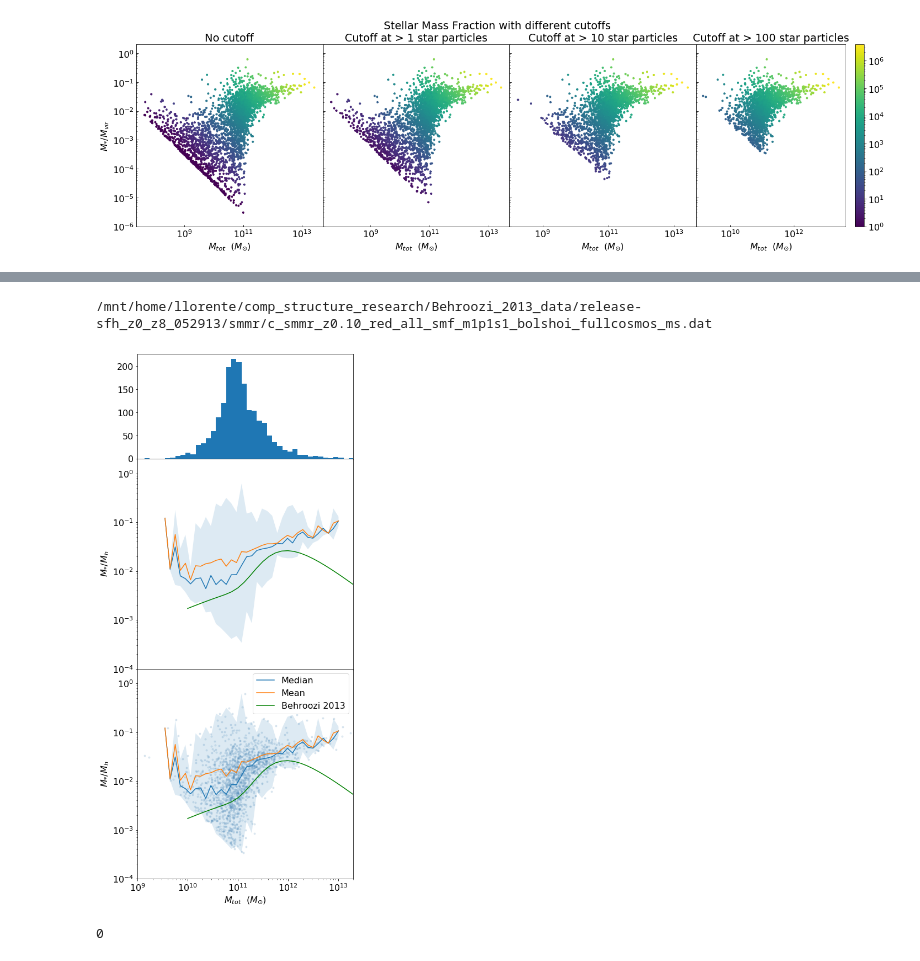
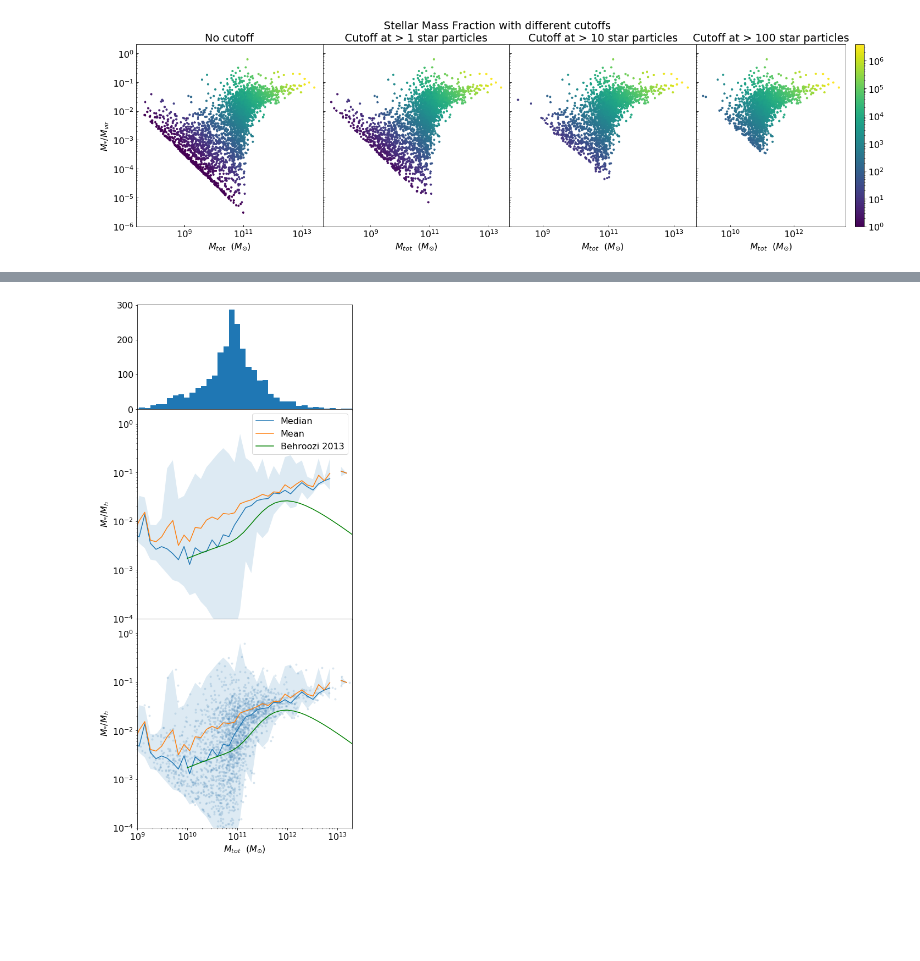
Before and after one commit to cjllorente827/comp_structure_research, a Jupyter notebook: stellar_mass_fraction/bigbox_25Mpc/RD0265.ipynb, the cells around one changed output, grey strips where cells are left out. Saved outputs shown, nothing was run; the diff lists cells and outputs as text; code cells hidden in the pictures; blank space fills up the shorter version.

Commit message:
Added more analysis with images

```diff
--- a/stellar_mass_fraction/bigbox_25Mpc/RD0265.ipynb
+++ b/stellar_mass_fraction/bigbox_25Mpc/RD0265.ipynb
@@ -105,14 +121,12 @@ $M_h$ is the halo mass. Note: make sure we calculate halo mass the same way Behr
 # %%
 
 %aimport stellar_mass_fraction_plots
 from stellar_mass_fraction_plots import *
-cut = 100
+cut = 10
 #halo_mass_histogram(hd, cutoff=cut)
 path = HOME+'comp_structure_research/Behroozi_2013_data/release-sfh_z0_z8_052913/smmr/'
 filefmt = 'c_smmr_z%s_red_all_smf_m1p1s1_bolshoi_fullcosmos_ms.dat'
 data_file = path+filefmt % '0.10'
 stellar_mass_fraction_reduced(hd, data_file, cutoff=cut)
 # %% [output]
-/mnt/home/llorente/comp_structure_research/Behroozi_2013_data/release-sfh_z0_z8_052913/smmr/c_smmr_z0.10_red_all_smf_m1p1s1_bolshoi_fullcosmos_ms.dat
-[figure, old version]
+[figure, new version]
-0
```
Also changed, not shown: parts of 13 cells of this notebook, 9 other files.
